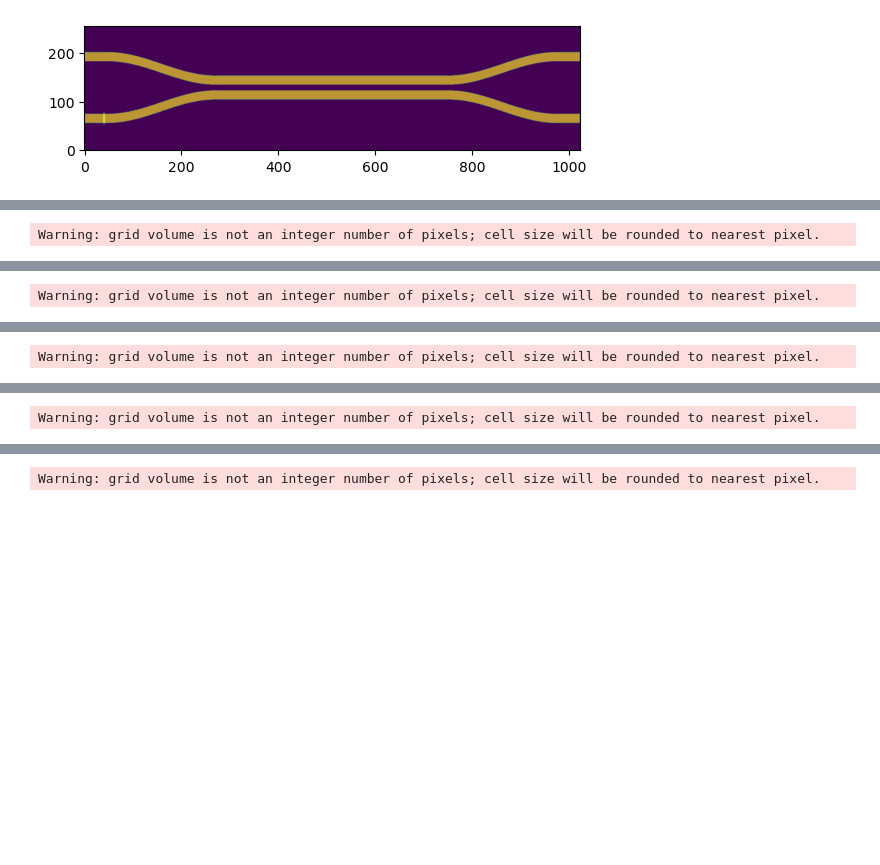
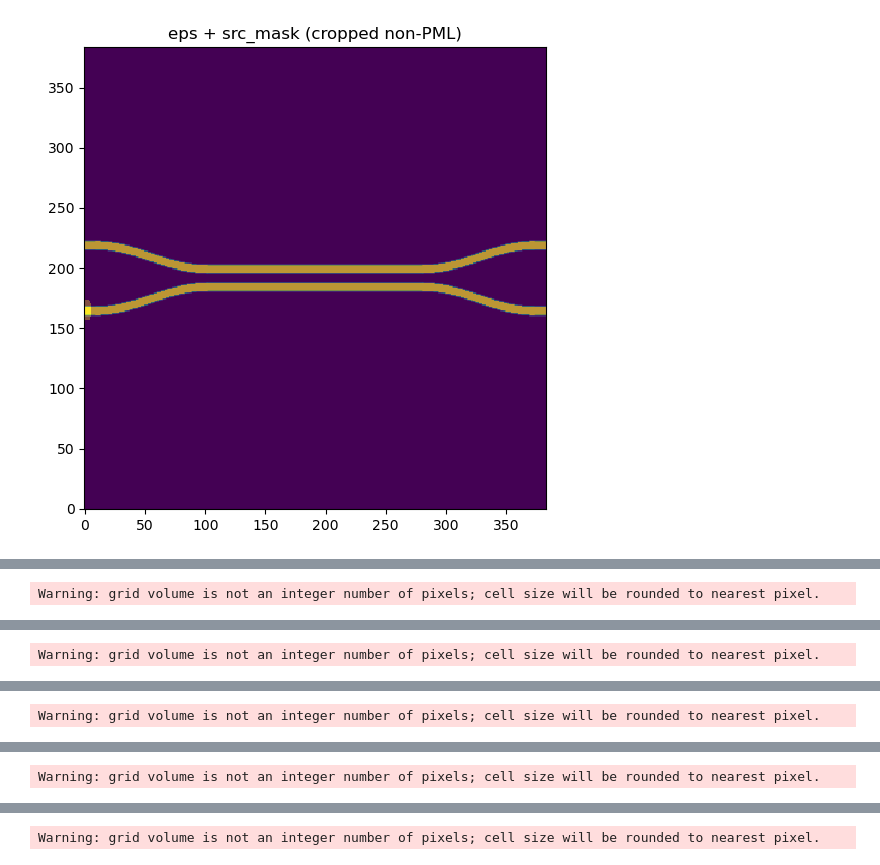
Before and after one commit to Rizzo-Integrated-Photonic-Systems-Lab/PIC-Flow, a Jupyter notebook: FDTD/main.ipynb, the cells around one changed output, grey strips where cells are left out. Saved outputs shown, nothing was run; the diff lists cells and outputs as text; code cells hidden in the pictures; blank space fills up the shorter version.

Commit message:
first complex push

```diff
--- a/FDTD/main.ipynb
+++ b/FDTD/main.ipynb
@@ -3,10 +3,17 @@ from directional_coupler import DirectionalCoupler2D
 from ybranch import YBranch2D
 from mmi_2x2 import MMI2x2PowerSplitter2D
 from waveguide_crossing import WaveguideCrossing2D
+from euler_bend_device import EulerZigZag2D
+
 import numpy as np
 from utils import plot_fields_2d
 from conditioning_masks import make_source_mask
+import matplotlib as mpl
 import matplotlib.pyplot as plt
+
+# Avoid imshow smoothing/artifacts on pixel grids (important for eps/masks)
+mpl.rcParams["image.interpolation"] = "nearest"
+mpl.rcParams["image.resample"] = False
 
 import os
 import itertools
@@ -60,37 +67,81 @@ cr = WaveguideCrossing2D(
 # mmi.plot_geometry()
 #dc.plot_geometry()
 # %%
+# ---- Euler-aligned grid: 384x384 non-PML, res=20 ----
+CROP_PX = 384
+RES = 20
+DPML = 2.0 / 3.0  # quantizes to pml_px=13 at res=20
+
 dc = DirectionalCoupler2D(
-    wg_width_um=0.6,
-    gap_um=0.351,
-    wg_length_um=15,
+    wg_width_um=0.38,
+    gap_um=0.35,
+    wg_length_um=9.0,        # 15 won't fit in 384@20 with margins; use <= ~12
     wavelength_um=1.55,
-    resolution=32,
-    dpml=1,
-    pad_y_um=1.0,
-    bend_length_um=7,
-    bend_n_segments=128,
-    lead_extra_gap_um=3,
+    resolution=RES,
+    dpml=DPML,
+    crop_px=CROP_PX,
+    lead_extra_gap_um=2,    # 3.0 likely breaks y-fit in 384@20; keep <= ~2
+    bend_length_um=5.0,       # 7 won't fit; keep <= ~3
+    bend_n_segments=96,
 )
 
-eps, (Lx, Ly) = dc.get_eps_and_cell()
+# Get epsilon cropped to non-PML so it matches training shape
+eps, (Lx, Ly) = dc.get_eps_and_cell(crop_pml=True)
 ny, nx = eps.shape
+assert (ny, nx) == (CROP_PX, CROP_PX)
 
-src_mask = make_source_mask(
-    input_port=2,
-    port_centers_um=dc.get_port_centers_um(),
-    y_span_um=dc.get_port_y_span_um(),
-    Lx_um=Lx,
-    Ly_um=Ly,
-    ny=ny,
-    nx=nx,
+# Build source mask for input_port=2 using the new pixel-accurate helper
+src_px = dc.get_source_region_px(input_port=2, crop_pml=True)
+
+def _draw_thick_line_mask(ny: int, nx: int, x0: float, y0: float, x1: float, y1: float, thickness_px: int = 3) -> np.ndarray:
+    x0f, y0f, x1f, y1f = float(x0), float(y0), float(x1), float(y1)
+    vx = x1f - x0f
+    vy = y1f - y0f
+    vv = vx * vx + vy * vy
+    if vv < 1e-9:
+        m = np.zeros((ny, nx), dtype=np.float32)
+        xi = int(np.clip(round(x0f), 0, nx - 1))
+        yi = int(np.clip(round(y0f), 0, ny - 1))
+        m[yi, xi] = 1.0
+        return m
+
+    yy, xx = np.indices((ny, nx), dtype=np.float32)
+    t = ((xx - x0f) * vx + (yy - y0f) * vy) / vv
+    t = np.clip(t, 0.0, 1.0)
+    px = x0f + t * vx
+    py = y0f + t * vy
+    d2 = (xx - px) ** 2 + (yy - py) ** 2
+    thr2 = float(thickness_px * thickness_px)
+    return (d2 <= thr2).astype(np.float32)
+
+src_mask = _draw_thick_line_mask(
+    ny, nx,
+    src_px["line_start_px"][0], src_px["line_start_px"][1],
+    src_px["line_end_px"][0],   src_px["line_end_px"][1],
+    thickness_px=3,
 )
 
+plt.figure(figsize=(6, 6))
 plt.imshow(eps, origin="lower")
 plt.imshow(src_mask, origin="lower", alpha=0.35)
+plt.title("eps + src_mask (cropped non-PML)")
 plt.show()
 
-eps, Ez, Hx, Hy, S, cell = dc.run_sim(input_port=2, decay_tol=1e-6)
+# Run sim (full cell fields returned), then crop to non-PML to match eps/masks
+eps_full, Ez_full, Hx_full, Hy_full, S, cell = dc.run_sim(input_port=2, decay_tol=1e-6)
+
+pml_px = dc.pml_px()
+eps_sim = np.asarray(eps_full, dtype=np.float32)[pml_px:-pml_px, pml_px:-pml_px]
+Ez_sim  = np.asarray(Ez_full,  dtype=np.complex64)[pml_px:-pml_px, pml_px:-pml_px]
+Hx_sim  = np.asarray(Hx_full,  dtype=np.complex64)[pml_px:-pml_px, pml_px:-pml_px]
+Hy_sim  = np.asarray(Hy_full,  dtype=np.complex64)[pml_px:-pml_px, pml_px:-pml_px]
+
+assert eps_sim.shape == (CROP_PX, CROP_PX)
+assert Ez_sim.shape  == (CROP_PX, CROP_PX)
+
+print("S-params for input_port=2:")
+for p in (1, 2, 3, 4):
+    print(f"S{p}{2} = {S[(p,2)]}  |S|^2={abs(S[(p,2)])**2:.4g}")
 # %% [output]
 -----------
 Initializing structure...
@@ -111,4 +162,4 @@ time for set_epsilon = 0.900588 s
 -----------
-[figure, old version]
+[figure, new version]
 -----------
 Initializing structure...
```
Also changed, not shown: parts of 7 cells of this notebook, 19 other files.
